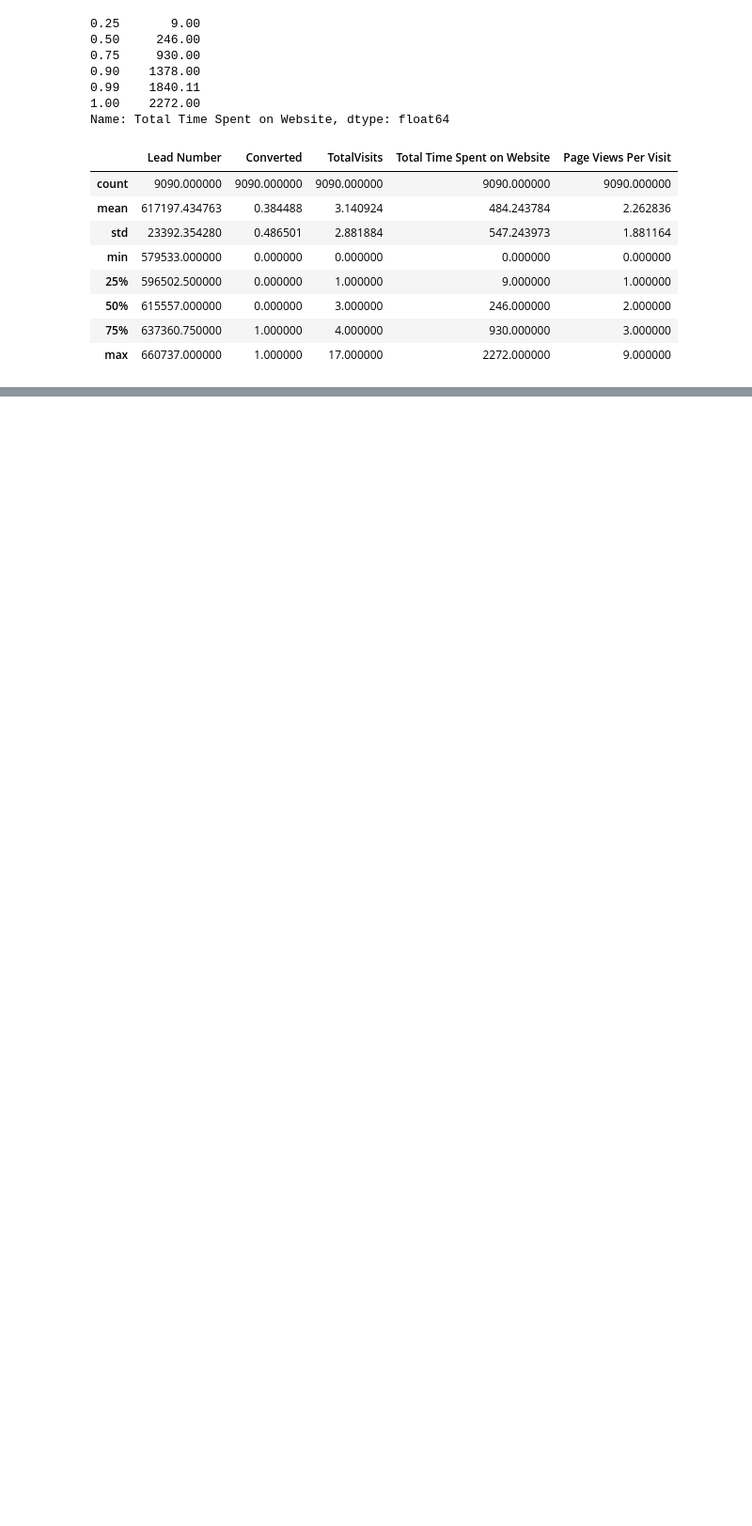
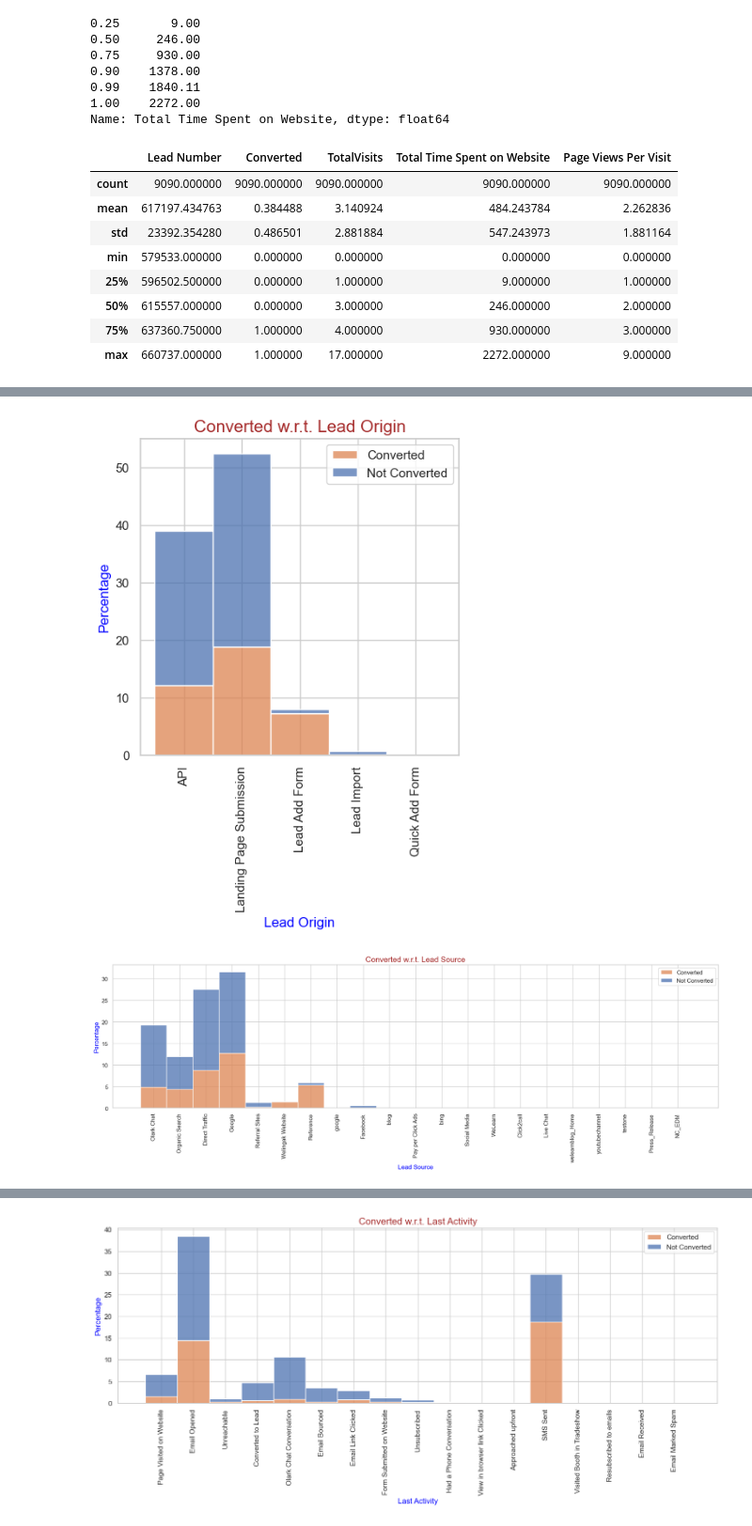
Before and after one commit to MalhotraUmang/UpGrad_Case_Study_Lead_Scoring, a Jupyter notebook: eda.ipynb, the cells around one changed output, grey strips where cells are left out. Shown at 94% size. Drawn from its saved outputs; the diff is of its cells as text; code cells hidden in the pictures; blank space fills up the shorter version.

```diff
--- a/eda.ipynb
+++ b/eda.ipynb
@@ -624,0 +841,3 @@ leads.describe()
+# %%
+catCols = dispCatCols(leads.drop(columns=['Prospect ID']))
+catCols
@@ -624,0 +910,18 @@ leads.describe()
+# %%
+def BiHistPlot (VariableName, TitleString):
+    uniqVals = leads[VariableName].nunique()
+    plt.figure(figsize=(uniqVals,5))
+    sns.histplot(data=leads, hue='Converted', x=VariableName, stat='percent', multiple='stack')
+    plt.title(TitleString, loc='center',fontdict={'fontsize': 15,'color': 'brown'})
+    plt.xlabel(VariableName, fontdict={'fontsize': 12,'color': 'blue'})
+    plt.ylabel('Percentage', fontdict={'fontsize': 12,'color': 'blue'})
+    plt.xticks(rotation=90)
+    plt.yticks(rotation=0)
+    plt.legend(['Converted', 'Not Converted'])
+    plt.show()
+# %%
+for col in catCols:
+    BiHistPlot(col, 'Converted w.r.t. '+col)
+# %% [output]
+[figure, added]
+[figure, added]
@@ -624,0 +929 @@ leads.describe()
+[figure, added]
```
Also changed, not shown: parts of 36 cells of this notebook.
